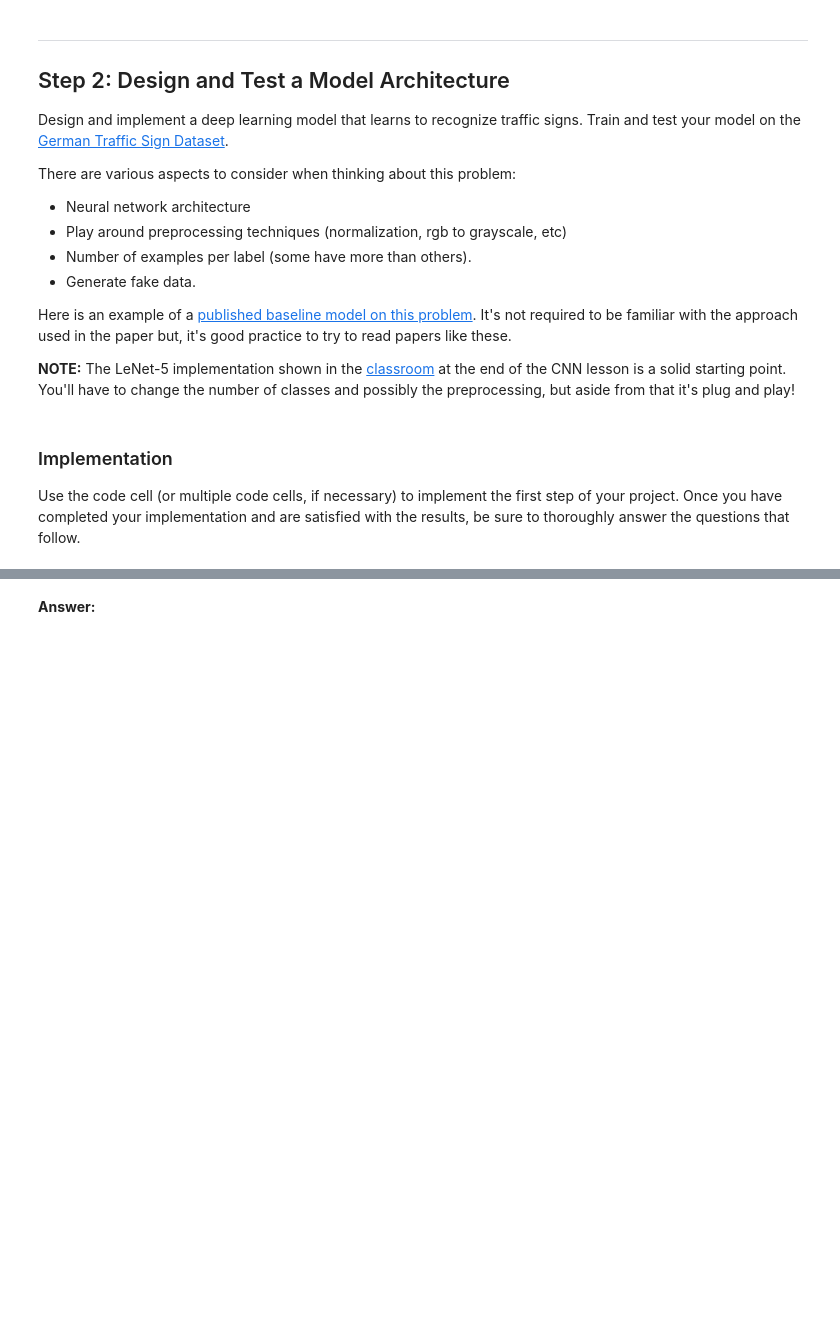
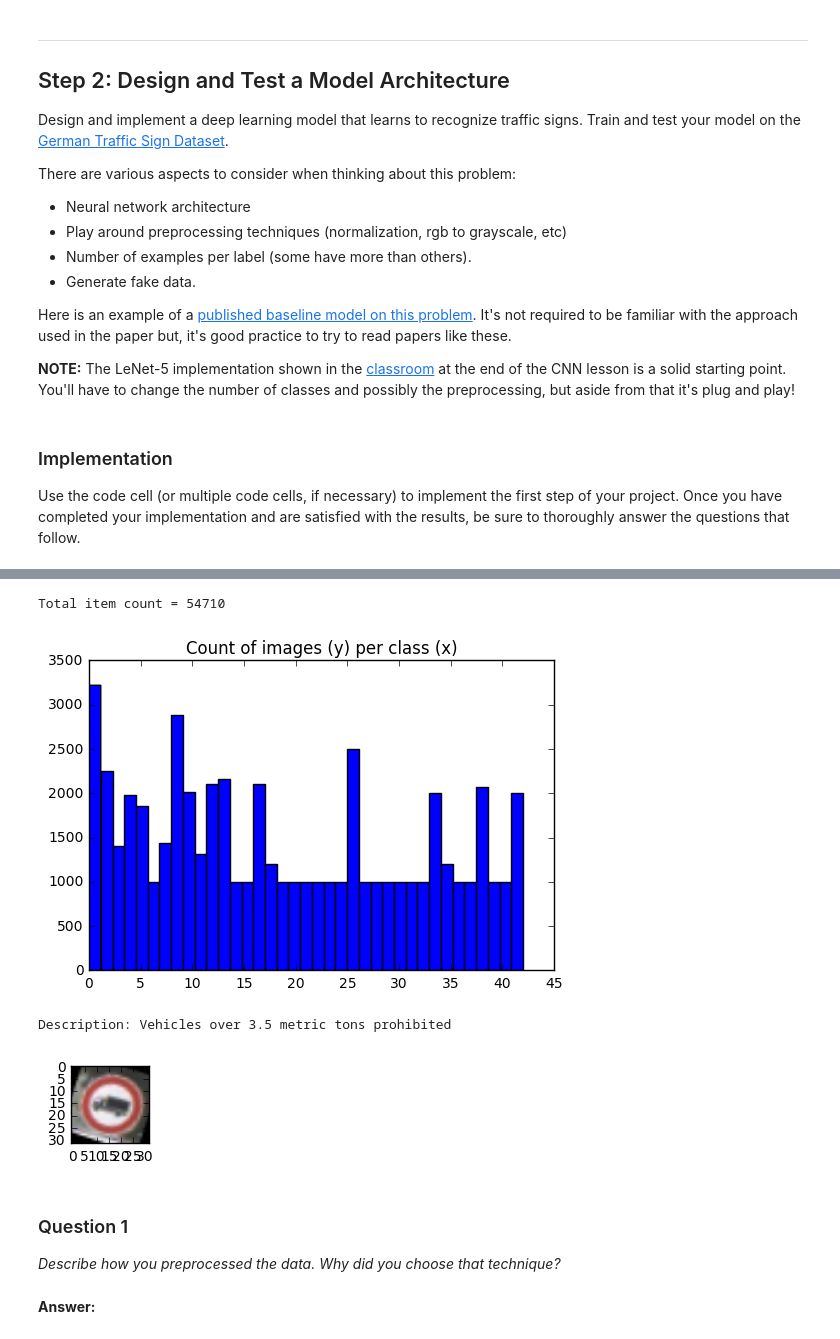
Before and after one commit to DavidObando/carnd, a Jupyter notebook: Term1/Project2/Traffic_Sign_Classifier.ipynb, the cells around one changed output, grey strips where cells are left out. Saved outputs shown, nothing was run; the diff lists cells and outputs as text; code cells hidden in the pictures; blank space fills up the shorter version.

```diff
--- a/Term1/Project2/Traffic_Sign_Classifier.ipynb
+++ b/Term1/Project2/Traffic_Sign_Classifier.ipynb
@@ -184,2 +202,25 @@ My assumptions might be wrong, so not only will I be training my network, I'll b
+# %%
+# Give a count of the modified training data
+# show a histogram for human readibility
+print("Total item count =", n_train)
+plt.hist(y_train, bins='auto')
+plt.title("Count of images (y) per class (x)")
+plt.show()
+
+index = random.randint(0, len(extension_to_X_train))
+image = extension_to_X_train[index]
+
+plt.figure(figsize=(1,1))
+plt.imshow(image)
+print("Description: " + labelmap[extension_to_y_train[index]])
+# %% [output]
+Total item count = 54710
+[figure, added]
+Description: Vehicles over 3.5 metric tons prohibited
+[figure, added]
+# %% [markdown]
+### Question 1
+
+_Describe how you preprocessed the data. Why did you choose that technique?_
 # %% [markdown]
 **Answer:**
```
Also changed, not shown: parts of 17 cells of this notebook.
